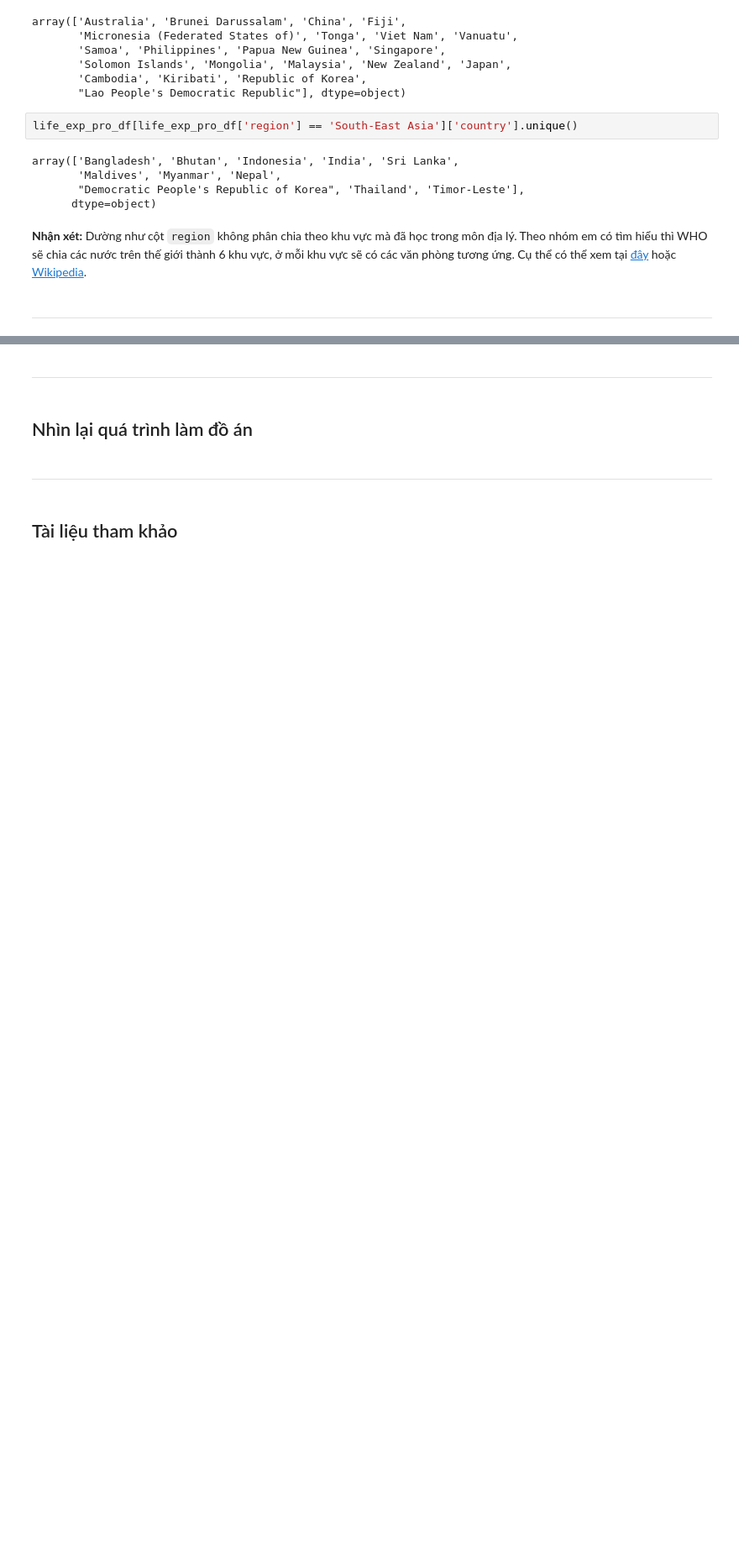
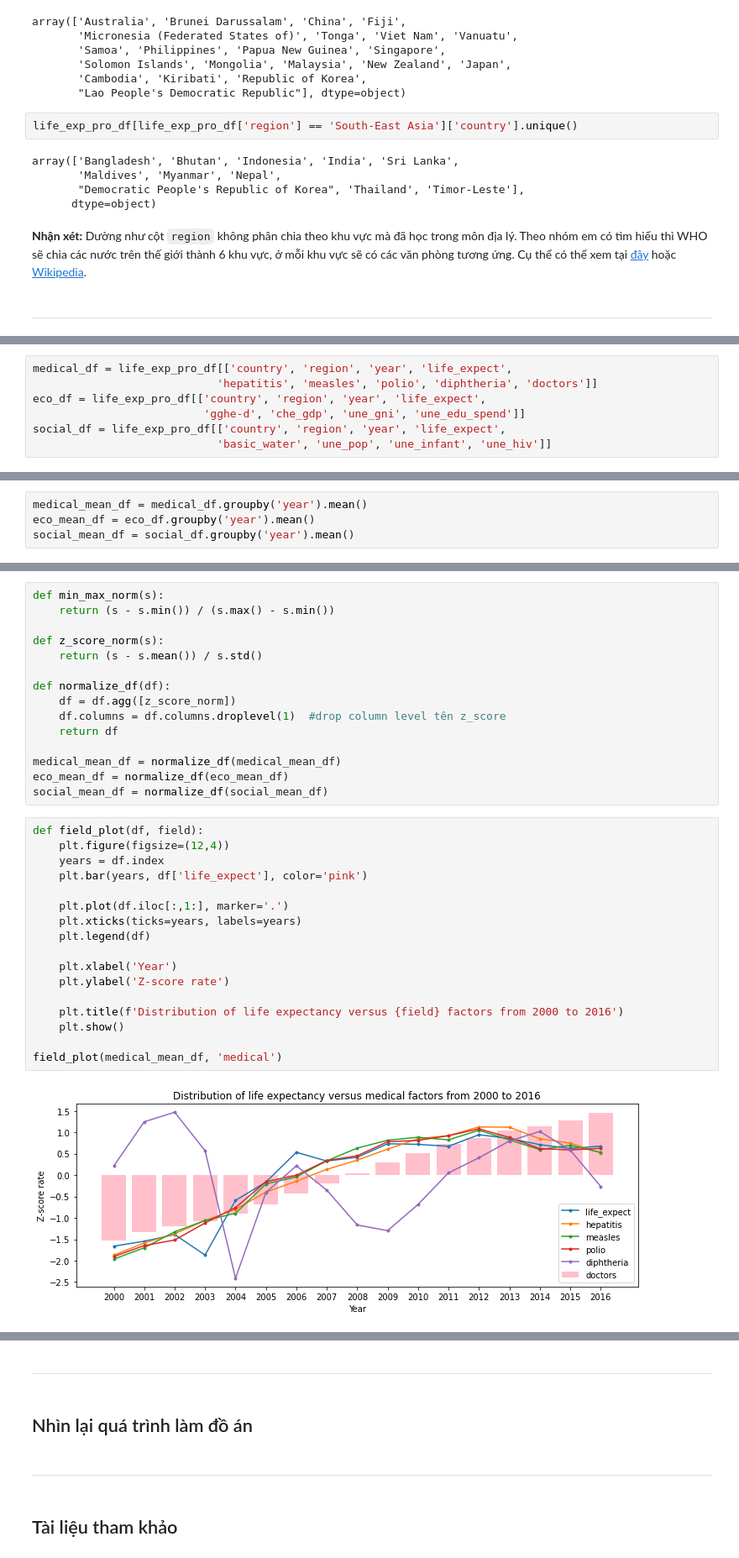
Before and after one commit to tronglocbrvt/FinalProject-P4DS, a Jupyter notebook: 18120197_19120068.ipynb, the cells around one changed output, grey strips where cells are left out. Shown at 84% size. Drawn from its saved outputs; the diff is of its cells as text; blank space fills up the shorter version.

```diff
--- a/18120197_19120068.ipynb
+++ b/18120197_19120068.ipynb
@@ -602,0 +621,7 @@ array(['Bangladesh', 'Bhutan', 'Indonesia', 'India', 'Sri Lanka',
+# %%
+medical_df = life_exp_pro_df[['country', 'region', 'year', 'life_expect',
+                            'hepatitis', 'measles', 'polio', 'diphtheria', 'doctors']]
+eco_df = life_exp_pro_df[['country', 'region', 'year', 'life_expect',
+                          'gghe-d', 'che_gdp', 'une_gni', 'une_edu_spend']]
+social_df = life_exp_pro_df[['country', 'region', 'year', 'life_expect',
+                            'basic_water', 'une_pop', 'une_infant', 'une_hiv']]
@@ -602,0 +630,4 @@ array(['Bangladesh', 'Bhutan', 'Indonesia', 'India', 'Sri Lanka',
+# %%
+medical_mean_df = medical_df.groupby('year').mean()
+eco_mean_df = eco_df.groupby('year').mean()
+social_mean_df = social_df.groupby('year').mean()
@@ -602,0 +660,34 @@ array(['Bangladesh', 'Bhutan', 'Indonesia', 'India', 'Sri Lanka',
+# %%
+def min_max_norm(s):
+    return (s - s.min()) / (s.max() - s.min())
+
+def z_score_norm(s):
+    return (s - s.mean()) / s.std()
+
+def normalize_df(df):
+    df = df.agg([z_score_norm])
+    df.columns = df.columns.droplevel(1)  #drop column level tên z_score
+    return df
+
+medical_mean_df = normalize_df(medical_mean_df)
+eco_mean_df = normalize_df(eco_mean_df)
+social_mean_df = normalize_df(social_mean_df)
+# %%
+def field_plot(df, field):
+    plt.figure(figsize=(12,4))
+    years = df.index
+    plt.bar(years, df['life_expect'], color='pink')
+
+    plt.plot(df.iloc[:,1:], marker='.')
+    plt.xticks(ticks=years, labels=years)
+    plt.legend(df)
+
+    plt.xlabel('Year')
+    plt.ylabel('Z-score rate')
+
+    plt.title(f'Distribution of life expectancy versus {field} factors from 2000 to 2016')
+    plt.show()
+
+field_plot(medical_mean_df, 'medical')
+# %% [output]
+[figure, added]
```
Also changed, not shown: parts of 35 cells of this notebook.
